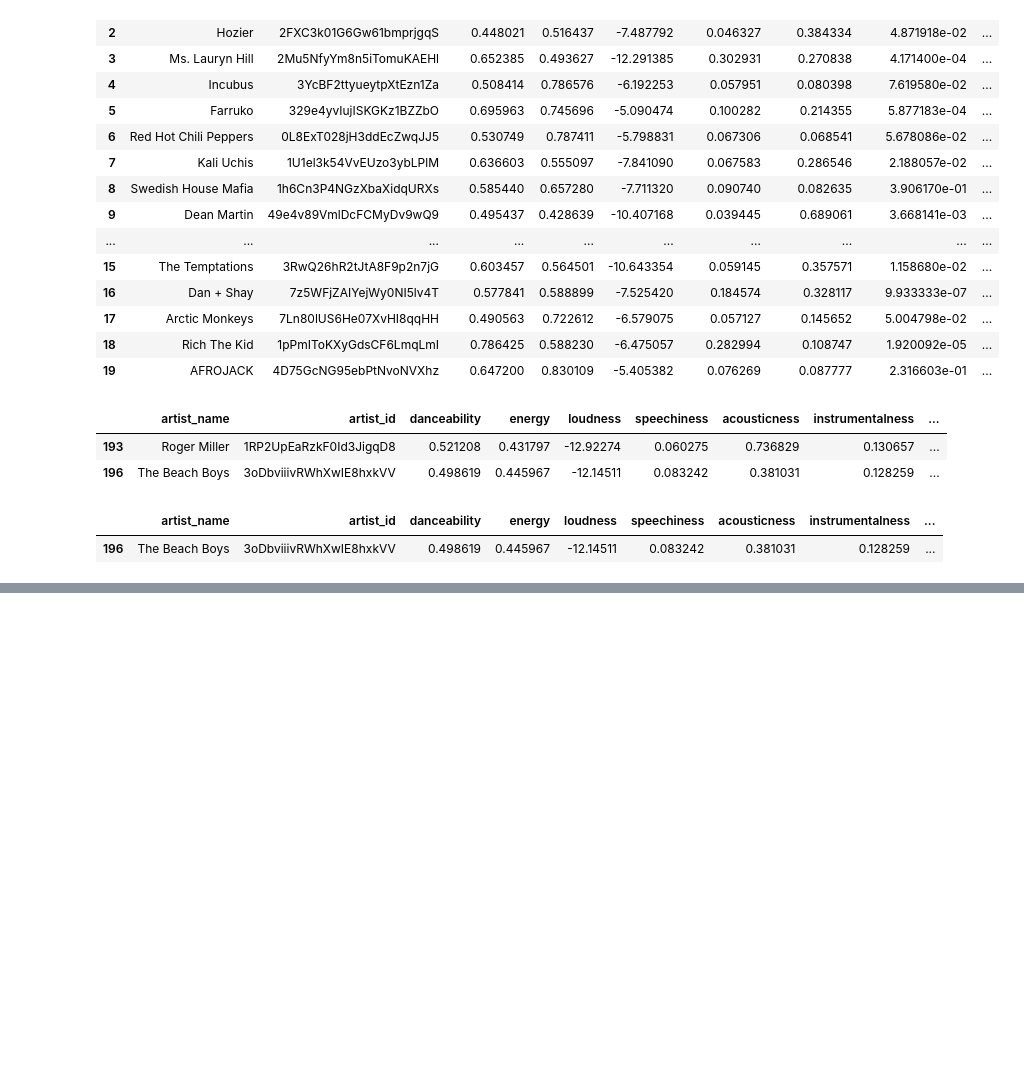
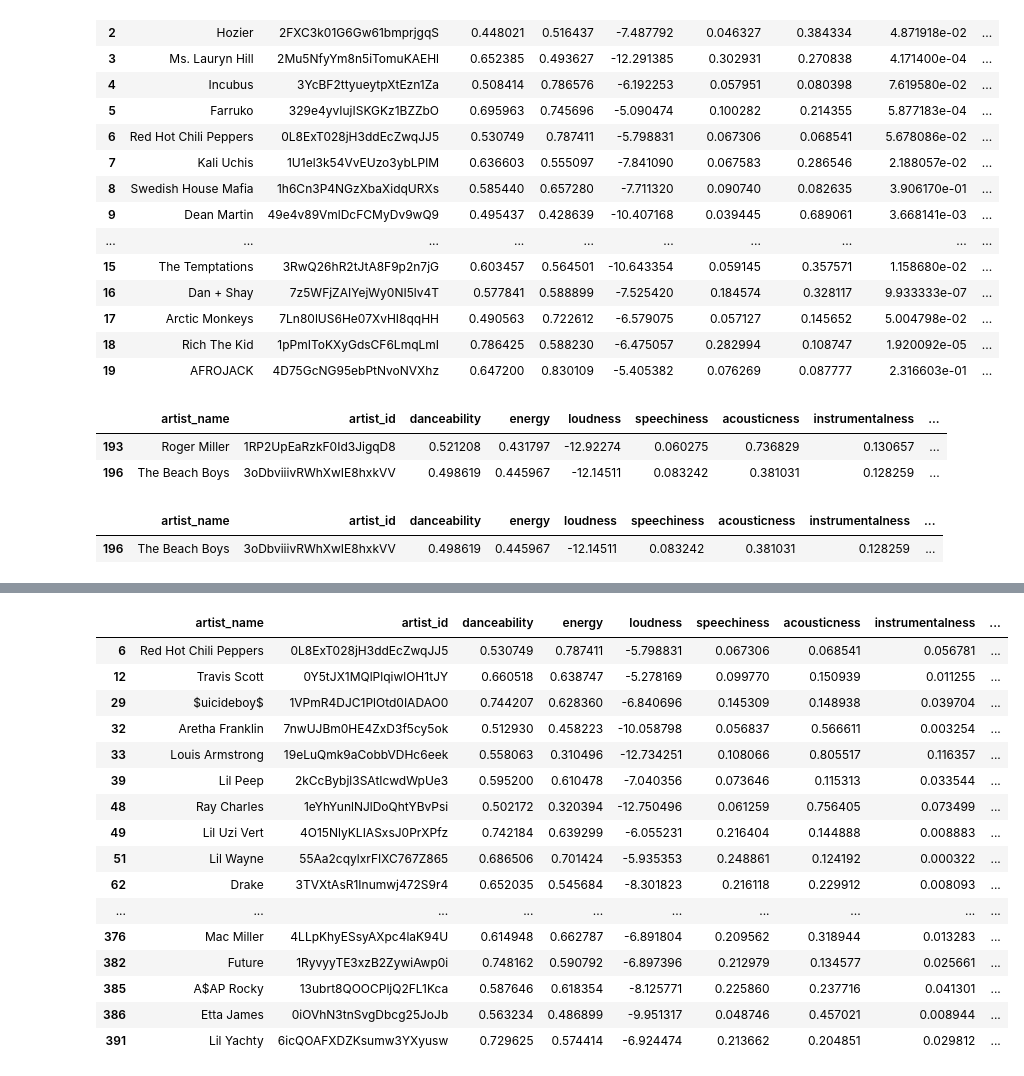
Before and after one commit to jbrismor/DSAN5300, a Jupyter notebook: docs/artist_classification.ipynb, the cells around one changed output, grey strips where cells are left out. Cells and saved outputs as stored; diff of their text form; code cells hidden in the pictures; blank space fills up the shorter version.

```diff
--- a/docs/artist_classification.ipynb
+++ b/docs/artist_classification.ipynb
@@ -79,0 +162,6 @@ Name: count, dtype: int64
+# %%
+# create new column that is 1 for row 1, 2 for row 2, etc.
+rap['Rank'] = range(1, len(rap) + 1)
+
+# what does this look like now?
+rap.head()
@@ -79,0 +175,54 @@ Name: count, dtype: int64
+# %%
+# do this for all other genres
+country['Rank'] = range(1, len(country) + 1)
+edm['Rank'] = range(1, len(edm) + 1)
+funk['Rank'] = range(1, len(funk) + 1)
+hip_hop['Rank'] = range(1, len(hip_hop) + 1)
+jazz['Rank'] = range(1, len(jazz) + 1)
+latin['Rank'] = range(1, len(latin) + 1)
+pop['Rank'] = range(1, len(pop) + 1)
+rock['Rank'] = range(1, len(rock) + 1)
+soul['Rank'] = range(1, len(soul) + 1)
+# %%
+# now each artist has a rank value that shows how important they are to that genre (according to spotify)
+
+
+# Create a dictionary for each genre with artist names as keys and ranks as values
+genre_rank_dicts = {
+    'country': dict(zip(country['name'], country['Rank'])),
+    'edm': dict(zip(edm['name'], edm['Rank'])),
+    'funk': dict(zip(funk['name'], funk['Rank'])),
+    'hip_hop': dict(zip(hip_hop['name'], hip_hop['Rank'])),
+    'jazz': dict(zip(jazz['name'], jazz['Rank'])),
+    'latin': dict(zip(latin['name'], latin['Rank'])),
+    'pop': dict(zip(pop['name'], pop['Rank'])),
+    'rap': dict(zip(rap['name'], rap['Rank'])),
+    'rock': dict(zip(rock['name'], rock['Rank'])),
+    'soul': dict(zip(soul['name'], soul['Rank']))
+}
+
+# Function to find the primary genre based on the lowest rank
+def get_primary_genre(row):
+    genres = [row['genre1'], row['genre2'], row['genre3']]
+    # Get the ranks of the genres for the artist
+    ranks = [genre_rank_dicts.get(genre, {}).get(row['artist_name'], float('inf')) for genre in genres]
+
+    # If all ranks are 'inf', it means none of the genres are ranked for this artist
+    if all(rank == float('inf') for rank in ranks):
+        return 'CHECK'
+
+    # Find the minimum rank
+    min_rank = min(ranks)
+
+    # If we have a unique minimum rank, we return the corresponding genre
+    if ranks.count(min_rank) == 1:
+        return genres[ranks.index(min_rank)]
+
+    # If there's a tie, we return 'CHECK'
+    return 'CHECK'
+
+# Apply the function to each row in the artists2 DataFrame
+artists2['primary_genre'] = artists2.apply(get_primary_genre, axis=1)
+
+artists2
+# %% [output]
@@ -79,0 +234,17 @@ Name: count, dtype: int64
+|  | artist_name | artist_id | danceability | energy | loudness | speechiness | acousticness | instrumentalness | ... |
+| 6 | Red Hot Chili Peppers | 0L8ExT028jH3ddEcZwqJJ5 | 0.530749 | 0.787411 | -5.798831 | 0.067306 | 0.068541 | 0.056781 | ... |
+| 12 | Travis Scott | 0Y5tJX1MQlPlqiwlOH1tJY | 0.660518 | 0.638747 | -5.278169 | 0.099770 | 0.150939 | 0.011255 | ... |
+| 29 | $uicideboy$ | 1VPmR4DJC1PlOtd0IADAO0 | 0.744207 | 0.628360 | -6.840696 | 0.145309 | 0.148938 | 0.039704 | ... |
+| 32 | Aretha Franklin | 7nwUJBm0HE4ZxD3f5cy5ok | 0.512930 | 0.458223 | -10.058798 | 0.056837 | 0.566611 | 0.003254 | ... |
+| 33 | Louis Armstrong | 19eLuQmk9aCobbVDHc6eek | 0.558063 | 0.310496 | -12.734251 | 0.108066 | 0.805517 | 0.116357 | ... |
+| 39 | Lil Peep | 2kCcBybjl3SAtIcwdWpUe3 | 0.595200 | 0.610478 | -7.040356 | 0.073646 | 0.115313 | 0.033544 | ... |
+| 48 | Ray Charles | 1eYhYunlNJlDoQhtYBvPsi | 0.502172 | 0.320394 | -12.750496 | 0.061259 | 0.756405 | 0.073499 | ... |
+| 49 | Lil Uzi Vert | 4O15NlyKLIASxsJ0PrXPfz | 0.742184 | 0.639299 | -6.055231 | 0.216404 | 0.144888 | 0.008883 | ... |
+| 51 | Lil Wayne | 55Aa2cqylxrFIXC767Z865 | 0.686506 | 0.701424 | -5.935353 | 0.248861 | 0.124192 | 0.000322 | ... |
+| 62 | Drake | 3TVXtAsR1Inumwj472S9r4 | 0.652035 | 0.545684 | -8.301823 | 0.216118 | 0.229912 | 0.008093 | ... |
+| ... | ... | ... | ... | ... | ... | ... | ... | ... | ... |
+| 376 | Mac Miller | 4LLpKhyESsyAXpc4laK94U | 0.614948 | 0.662787 | -6.891804 | 0.209562 | 0.318944 | 0.013283 | ... |
+| 382 | Future | 1RyvyyTE3xzB2ZywiAwp0i | 0.748162 | 0.590792 | -6.897396 | 0.212979 | 0.134577 | 0.025661 | ... |
+| 385 | A$AP Rocky | 13ubrt8QOOCPljQ2FL1Kca | 0.587646 | 0.618354 | -8.125771 | 0.225860 | 0.237716 | 0.041301 | ... |
+| 386 | Etta James | 0iOVhN3tnSvgDbcg25JoJb | 0.563234 | 0.486899 | -9.951317 | 0.048746 | 0.457021 | 0.008944 | ... |
+| 391 | Lil Yachty | 6icQOAFXDZKsumw3YXyusw | 0.729625 | 0.574414 | -6.924474 | 0.213662 | 0.204851 | 0.029812 | ... |
```
Also changed, not shown: parts of 42 cells of this notebook, 1 other file.
